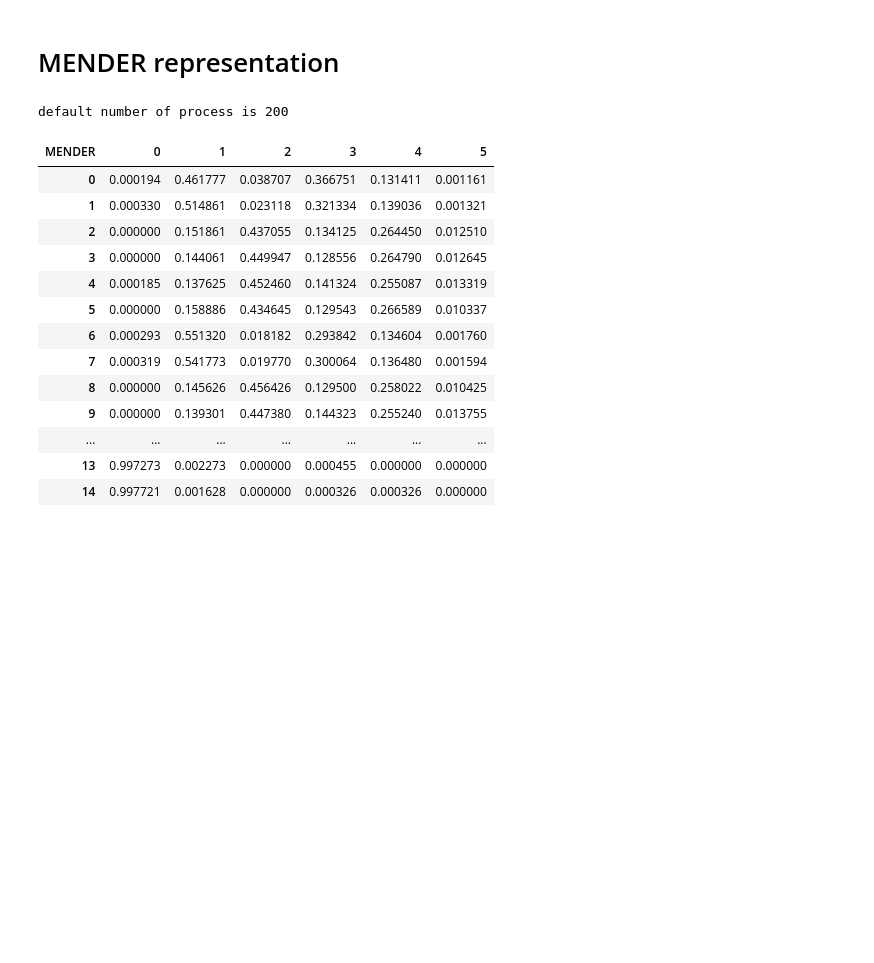
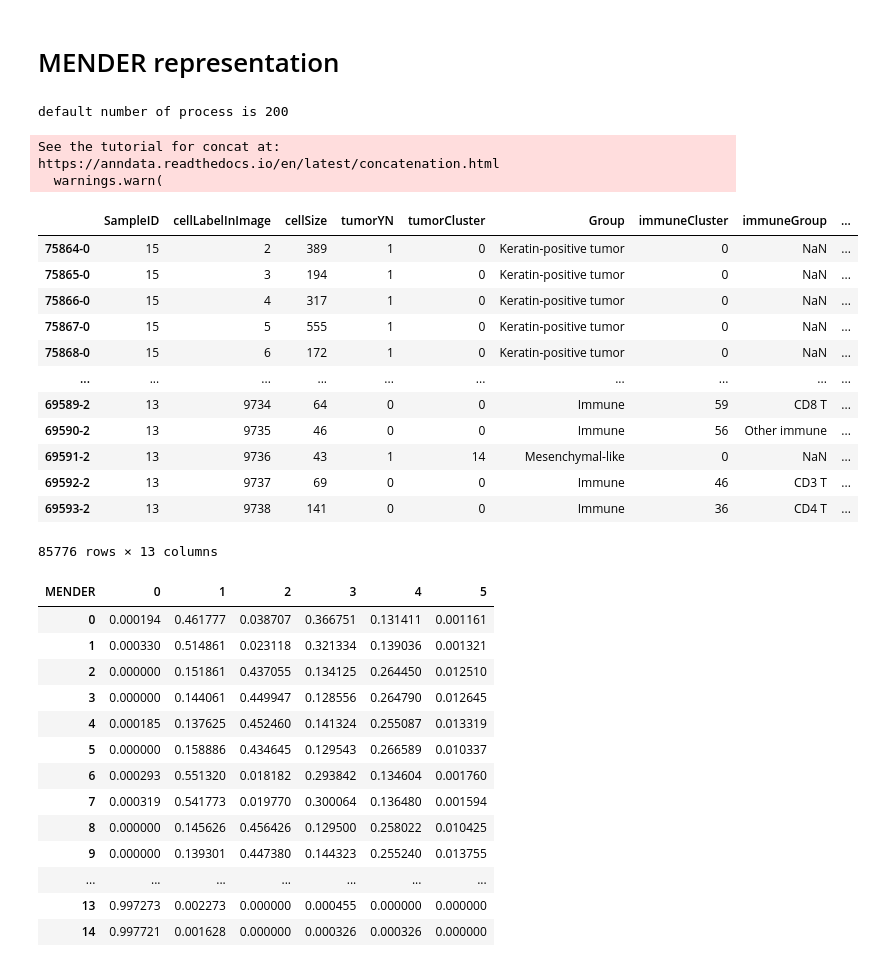
Before and after one commit to SamuelKarskens/mlbio, a Jupyter notebook: figure_6F.ipynb, the cells around one changed output. Saved outputs shown, nothing was run; the diff lists cells and outputs as text; code cells hidden in the pictures; blank space fills up the shorter version.

```diff
--- a/figure_6F.ipynb
+++ b/figure_6F.ipynb
@@ -313,8 +315,8 @@ adata = adata_raw.copy()
 # adata.obs['SampleID'] = adata.obs['SampleID'].astype('category')
 
 # Only do it for these 18 samples to make it run more quickly. 6 mixed, comp and cold
-# sample_ids = [1, 2, 3, 4, 5, 6, 7, 8, 9, 10, 11, 13, 15, 19, 22, 24, 25, 26]
-# adata = adata[adata.obs['SampleID'].isin(sample_ids)].copy()
+sample_ids = [1, 2, 3, 4, 5, 6, 7, 8, 9, 10, 11, 13, 15, 19, 22, 24, 25, 26]
+adata = adata[adata.obs['SampleID'].isin(sample_ids)].copy()
 
 
 # TODO: I think the grouping here should be based on fine groups
@@ -335,33 +337,48 @@ msm = MENDER.MENDER(
 
 
 msm.prepare()
 msm.set_MENDER_para(
     # default of n_scales is 6
     n_scales=scale,
 
     # for single cell data, nn_mode is set to 'radius'
     nn_mode='radius',
 
     # default of n_scales is 15 um (see the manuscript for why).
     # MENDER also provide a function 'estimate_radius' for estimating the radius
     nn_para=radius,
 )
 
 
 # construct the context representation
 msm.run_representation_mp(
     8
     # the number of processings
 )
 
 # set the spatial clustering parameter
 # positive values for the expected number of domains
 # negative values for the clustering resolution
 msm.run_clustering_normal(-0.5)
 # msm.run_clustering_normal(9)
 msm.adata_MENDER.obs
 # %% [output]
 default number of process is 200
+See the tutorial for concat at: https://anndata.readthedocs.io/en/latest/concatenation.html
+  warnings.warn(
+|  | SampleID | cellLabelInImage | cellSize | tumorYN | tumorCluster | Group | immuneCluster | immuneGroup | ... |
+| 75864-0 | 15 | 2 | 389 | 1 | 0 | Keratin-positive tumor | 0 | NaN | ... |
+| 75865-0 | 15 | 3 | 194 | 1 | 0 | Keratin-positive tumor | 0 | NaN | ... |
+| 75866-0 | 15 | 4 | 317 | 1 | 0 | Keratin-positive tumor | 0 | NaN | ... |
+| 75867-0 | 15 | 5 | 555 | 1 | 0 | Keratin-positive tumor | 0 | NaN | ... |
+| 75868-0 | 15 | 6 | 172 | 1 | 0 | Keratin-positive tumor | 0 | NaN | ... |
+| ... | ... | ... | ... | ... | ... | ... | ... | ... | ... |
+| 69589-2 | 13 | 9734 | 64 | 0 | 0 | Immune | 59 | CD8 T | ... |
+| 69590-2 | 13 | 9735 | 46 | 0 | 0 | Immune | 56 | Other immune | ... |
+| 69591-2 | 13 | 9736 | 43 | 1 | 14 | Mesenchymal-like | 0 | NaN | ... |
+| 69592-2 | 13 | 9737 | 69 | 0 | 0 | Immune | 46 | CD3 T | ... |
+| 69593-2 | 13 | 9738 | 141 | 0 | 0 | Immune | 36 | CD4 T | ... |
+85776 rows × 13 columns
 # %%
 mender = msm.adata_MENDER.obs.groupby(['SampleID', 'MENDER']).size().unstack(fill_value=0).reset_index(drop=True)
 mender_norm = mender.div(mender.sum(axis=1), axis=0)
```
Also changed, not shown: parts of 14 cells of this notebook.
